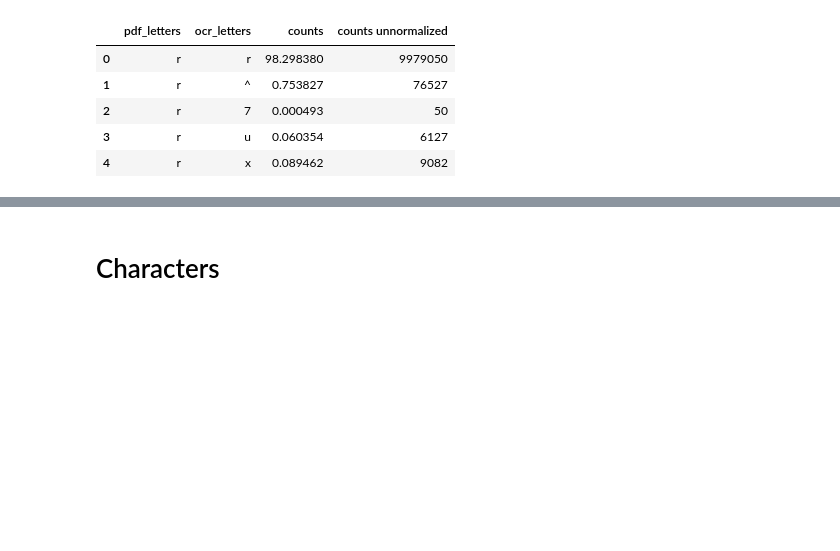
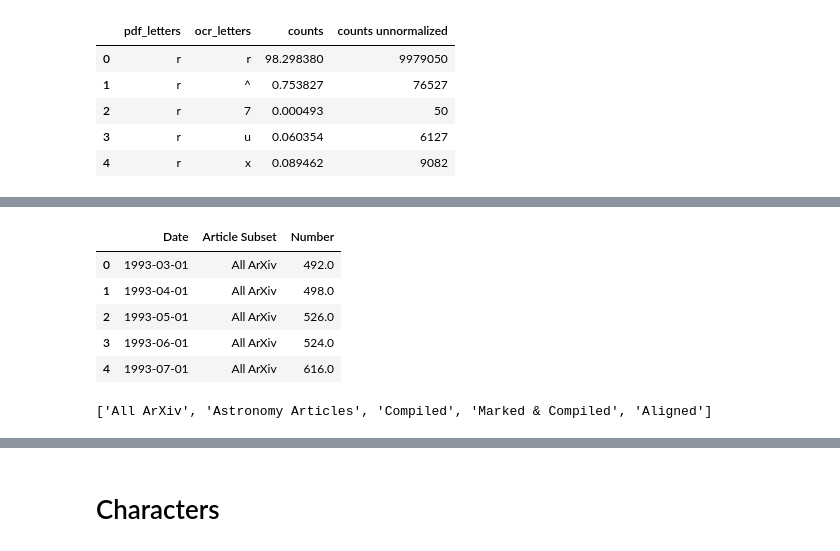
Before and after one commit to ReadingTimeMachine/ocr_post_correction, a Jupyter notebook: explore_dataset.ipynb, the cells around one changed output, grey strips where cells are left out. Cells and saved outputs as stored; diff of their text form; code cells hidden in the pictures; blank space fills up the shorter version.

```diff
--- a/explore_dataset.ipynb
+++ b/explore_dataset.ipynb
@@ -69,0 +89,19 @@ df_char.head()
+# %%
+df_times_subset = df_times[(df_times['Date']>=min_time)&(df_times['Date']<=max_time)]
+# for plotting
+df_times_subset = df_times_subset.replace(0,np.nan)
+# %%
+# melt
+df_melt = df_times_subset.melt('Date',var_name = 'Article Subset', value_name= 'Number')
+df_melt.head()
+# %% [output]
+|  | Date | Article Subset | Number |
+| 0 | 1993-03-01 | All ArXiv | 492.0 |
+| 1 | 1993-04-01 | All ArXiv | 498.0 |
+| 2 | 1993-05-01 | All ArXiv | 526.0 |
+| 3 | 1993-06-01 | All ArXiv | 524.0 |
+| 4 | 1993-07-01 | All ArXiv | 616.0 |
+# %%
+df_times_subset.columns[1:].tolist()
+# %% [output]
+['All ArXiv', 'Astronomy Articles', 'Compiled', 'Marked & Compiled', 'Aligned']
```
Also changed, not shown: parts of 7 cells of this notebook, 1 other file.
